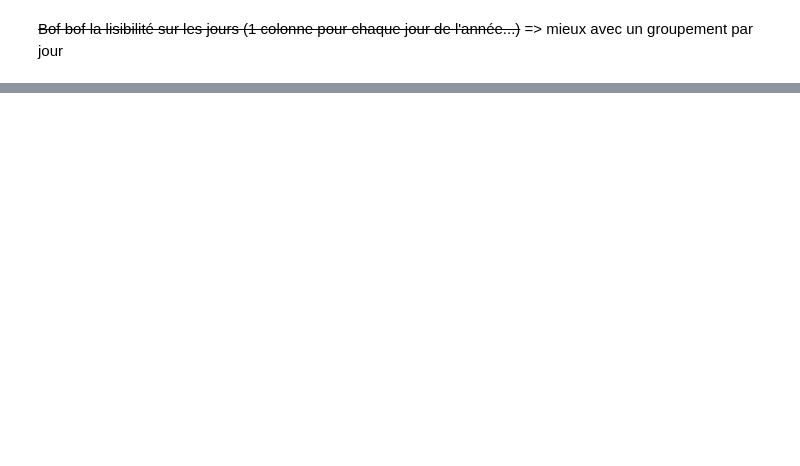
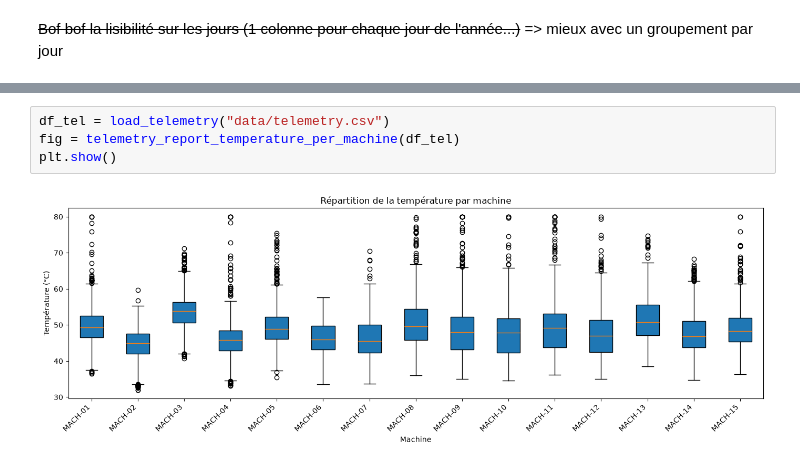
Before and after one commit to kenji21/indusense, a Jupyter notebook: notebook.ipynb, the cells around one changed output, grey strips where cells are left out. Cells and saved outputs as stored; diff of their text form; blank space fills up the shorter version.

Commit message:
Ajout des répartitions par machine

```diff
--- a/notebook.ipynb
+++ b/notebook.ipynb
@@ -42,0 +70,6 @@ plt.show()
+# %%
+df_tel = load_telemetry("data/telemetry.csv")
+fig = telemetry_report_temperature_per_machine(df_tel)
+plt.show()
+# %% [output]
+[figure, added]
```
Also changed, not shown: parts of 13 cells of this notebook, 5 other files.
